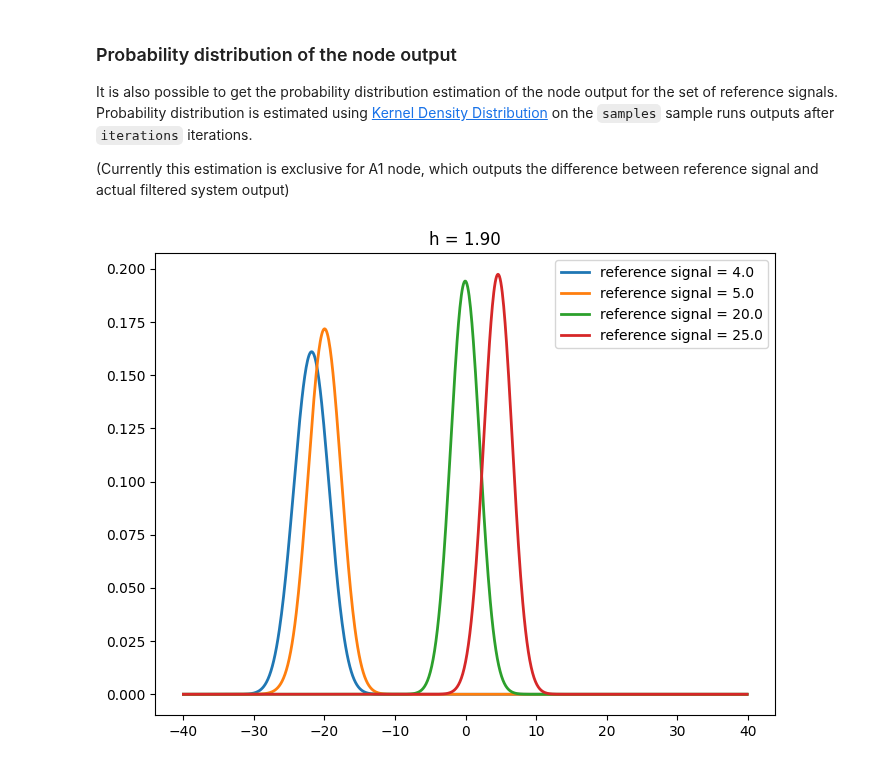
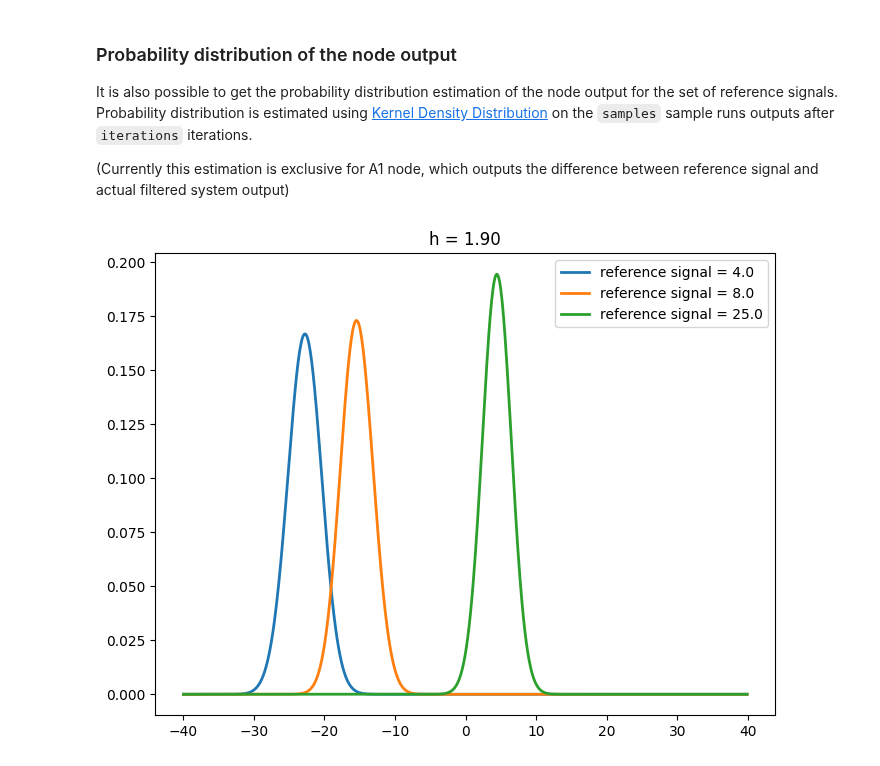
Before and after one commit to humancompatible/interconnect, a Jupyter notebook: examples/approximation.ipynb, the cells around one changed output. Drawn from its saved outputs; the diff is of its cells as text; code cells hidden in the pictures.

```diff
--- a/examples/approximation.ipynb
+++ b/examples/approximation.ipynb
@@ -42,7 +44,7 @@ Probability distribution is estimated using [Kernel Density Distribution](https:
 (Currently this estimation is exclusive for A1 node, which outputs the difference between reference signal and actual filtered system output)
 # %%
 from humancompatible.interconnect.simulators.distribution import Distribution
-dist = Distribution(sim_class=ExampleReLUSim, iterations=20, samples=100)
-distributions = dist.get_distributions(h=1.9, reference_signals=np.array([4.0, 5.0, 20.0, 25.0]), x_min=-40, x_max=40, bins=100)
+dist = Distribution(sim_class=ExampleReLUSim, iterations=200, samples=100)
+distributions = dist.get_distributions(h=1.9, reference_signals=np.array([4.0, 8.0, 25.0]), x_min=-40, x_max=40, bins=100)
 # %% [output]
-[figure, old version]
+[figure, new version]
```
Also changed, not shown: parts of 4 cells of this notebook, 1 other file.
